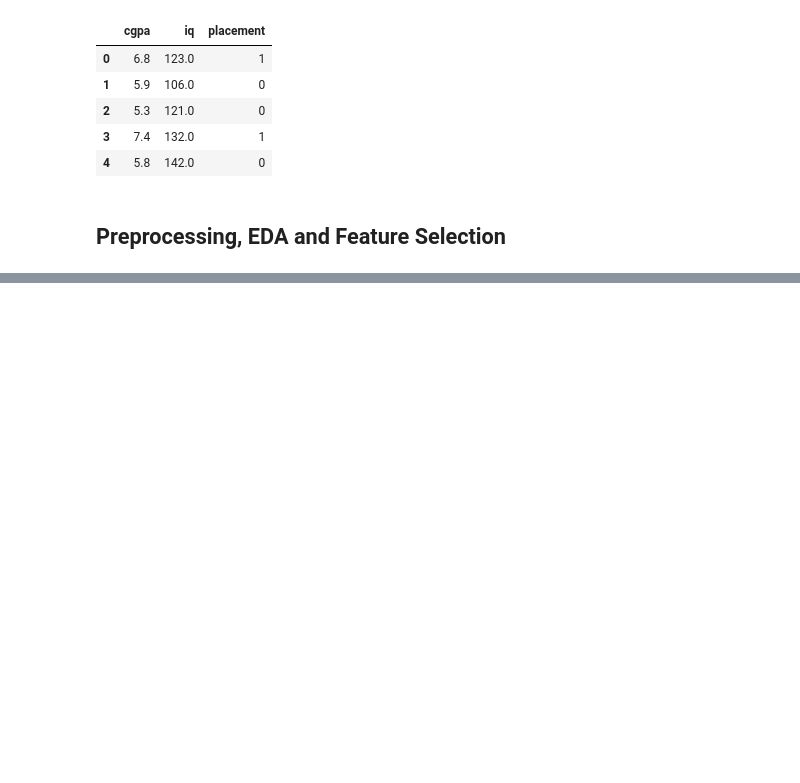
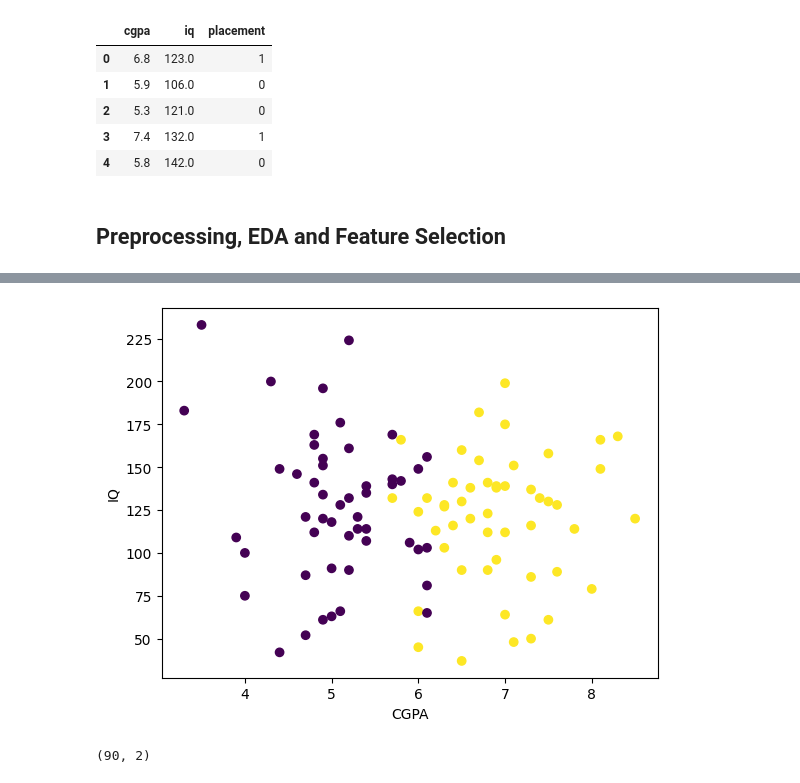
Before and after one commit to SakshiKhatiwada/projects-challenge, a Jupyter notebook: Project2_Placement_Prediction_System/main.ipynb, the cells around one changed output, grey strips where cells are left out. Cells and saved outputs as stored; diff of their text form; code cells hidden in the pictures; blank space fills up the shorter version.

```diff
--- a/Project2_Placement_Prediction_System/main.ipynb
+++ b/Project2_Placement_Prediction_System/main.ipynb
@@ -34,0 +60,7 @@ from sklearn.preprocessing import StandardScaler
+# %%
+plt.scatter(df['cgpa'], df['iq'], c=df['placement'])
+plt.xlabel("CGPA")
+plt.ylabel("IQ")
+plt.show()
+# %% [output]
+[figure, added]
@@ -34,0 +74,4 @@ from sklearn.preprocessing import StandardScaler
+# %%
+X_train.shape
+# %% [output]
+(90, 2)
```
Also changed, not shown: parts of 10 cells of this notebook.
